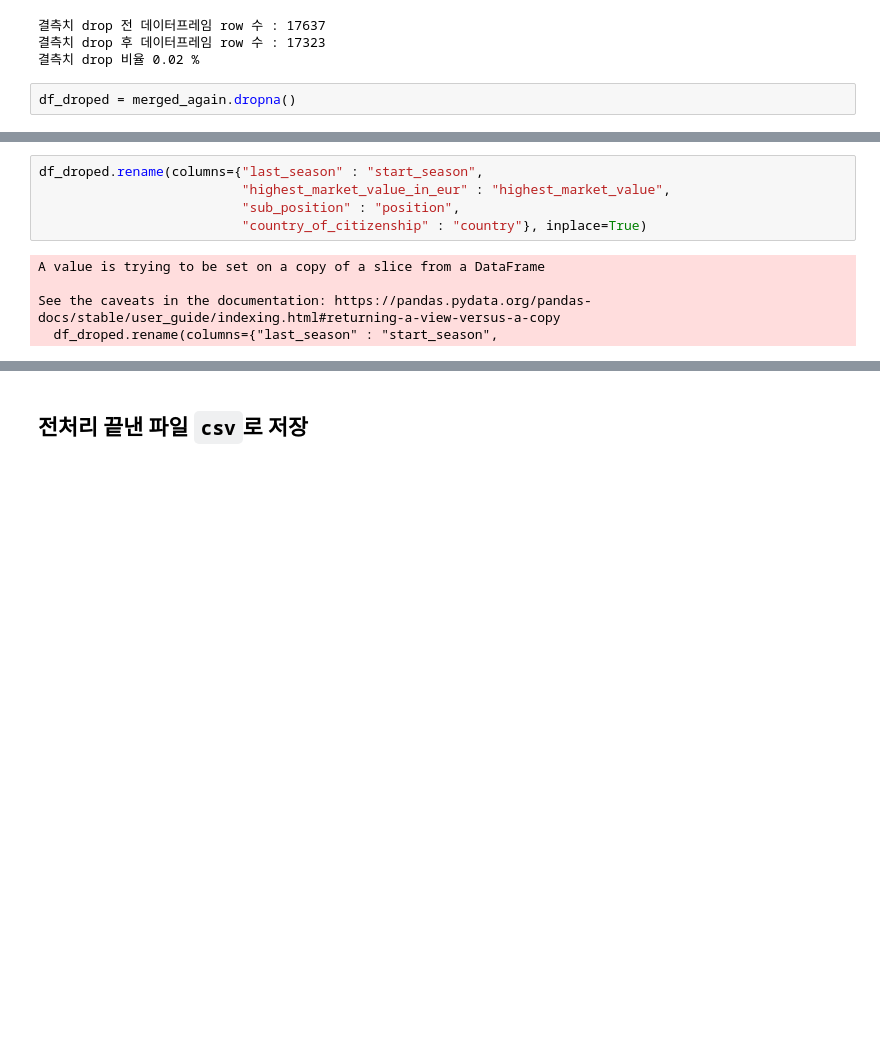
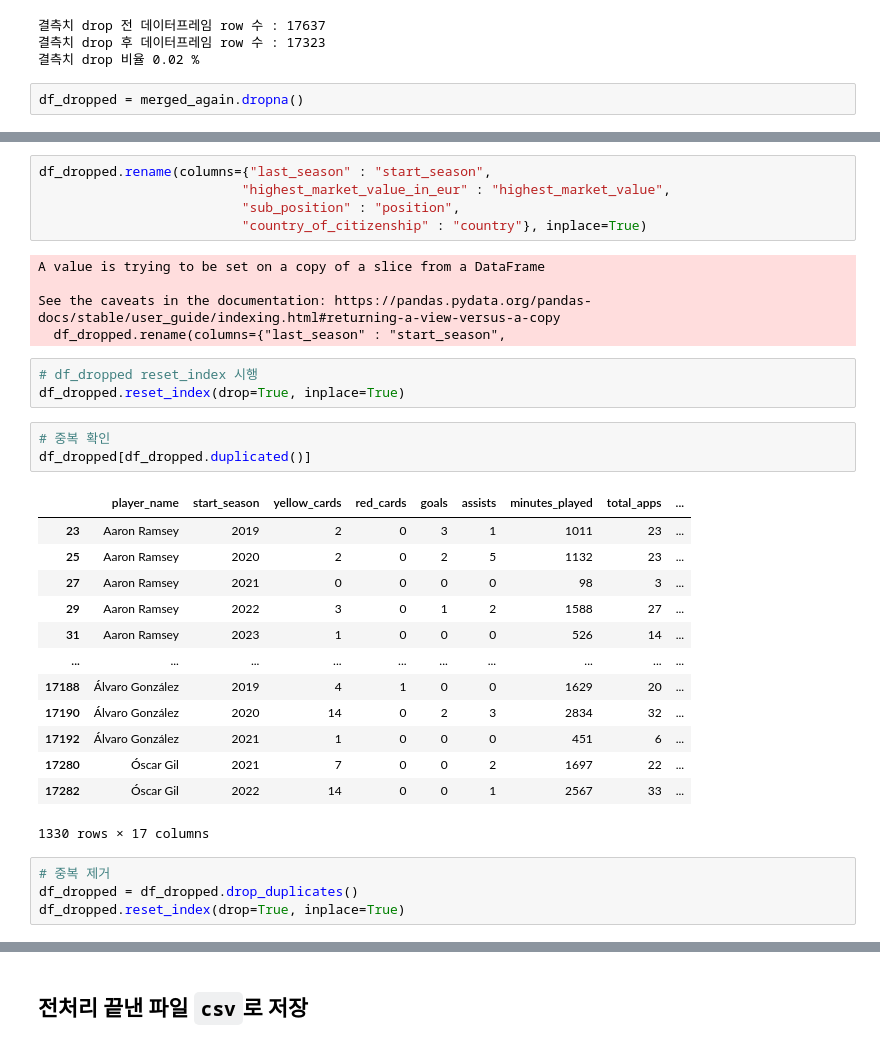
Before and after one commit to wjco/DAStudy-sat, a Jupyter notebook: Tek/football-data-from-transfermarkt/preprocessing-football-data-from-transfermarkt.ipynb, the cells around one changed output, grey strips where cells are left out. Saved outputs shown, nothing was run; the diff lists cells and outputs as text; blank space fills up the shorter version.

```diff
--- a/Tek/football-data-from-transfermarkt/preprocessing-football-data-from-transfermarkt.ipynb
+++ b/Tek/football-data-from-transfermarkt/preprocessing-football-data-from-transfermarkt.ipynb
@@ -855,5 +855,5 @@ print("결측치 drop 비율", round((merged_again.shape[0]-merged_again.dropna(
 결측치 drop 후 데이터프레임 row 수 : 17323
 결측치 drop 비율 0.02 %
 # %%
-df_droped = merged_again.dropna()
+df_dropped = merged_again.dropna()
 # %%
@@ -866,7 +866,7 @@ df_droped.head()
 | 3 | Aaron Cresswell | 2019 | 7 | 0 | 3 | 0 | 2730 | 31 | ... |
 | 4 | Aaron Cresswell | 2020 | 3 | 0 | 0 | 8 | 3172 | 36 | ... |
 # %%
-df_droped.rename(columns={"last_season" : "start_season",
+df_dropped.rename(columns={"last_season" : "start_season",
                           "highest_market_value_in_eur" : "highest_market_value",
                           "sub_position" : "position",
                           "country_of_citizenship" : "country"}, inplace=True)
@@ -874,4 +874,28 @@ df_droped.rename(columns={"last_season" : "start_season",
 A value is trying to be set on a copy of a slice from a DataFrame
 
 See the caveats in the documentation: https://pandas.pydata.org/pandas-docs/stable/user_guide/indexing.html#returning-a-view-versus-a-copy
-  df_droped.rename(columns={"last_season" : "start_season",
+  df_dropped.rename(columns={"last_season" : "start_season",
+# %%
+# df_dropped reset_index 시행
+df_dropped.reset_index(drop=True, inplace=True)
+# %%
+# 중복 확인
+df_dropped[df_dropped.duplicated()]
+# %% [output]
+|  | player_name | start_season | yellow_cards | red_cards | goals | assists | minutes_played | total_apps | ... |
+| 23 | Aaron Ramsey | 2019 | 2 | 0 | 3 | 1 | 1011 | 23 | ... |
+| 25 | Aaron Ramsey | 2020 | 2 | 0 | 2 | 5 | 1132 | 23 | ... |
+| 27 | Aaron Ramsey | 2021 | 0 | 0 | 0 | 0 | 98 | 3 | ... |
+| 29 | Aaron Ramsey | 2022 | 3 | 0 | 1 | 2 | 1588 | 27 | ... |
+| 31 | Aaron Ramsey | 2023 | 1 | 0 | 0 | 0 | 526 | 14 | ... |
+| ... | ... | ... | ... | ... | ... | ... | ... | ... | ... |
+| 17188 | Álvaro González | 2019 | 4 | 1 | 0 | 0 | 1629 | 20 | ... |
+| 17190 | Álvaro González | 2020 | 14 | 0 | 2 | 3 | 2834 | 32 | ... |
+| 17192 | Álvaro González | 2021 | 1 | 0 | 0 | 0 | 451 | 6 | ... |
+| 17280 | Óscar Gil | 2021 | 7 | 0 | 0 | 2 | 1697 | 22 | ... |
+| 17282 | Óscar Gil | 2022 | 14 | 0 | 0 | 1 | 2567 | 33 | ... |
+1330 rows × 17 columns
+# %%
+# 중복 제거
+df_dropped = df_dropped.drop_duplicates()
+df_dropped.reset_index(drop=True, inplace=True)
```
Also changed, not shown: parts of 5 cells of this notebook, 1 other file.
